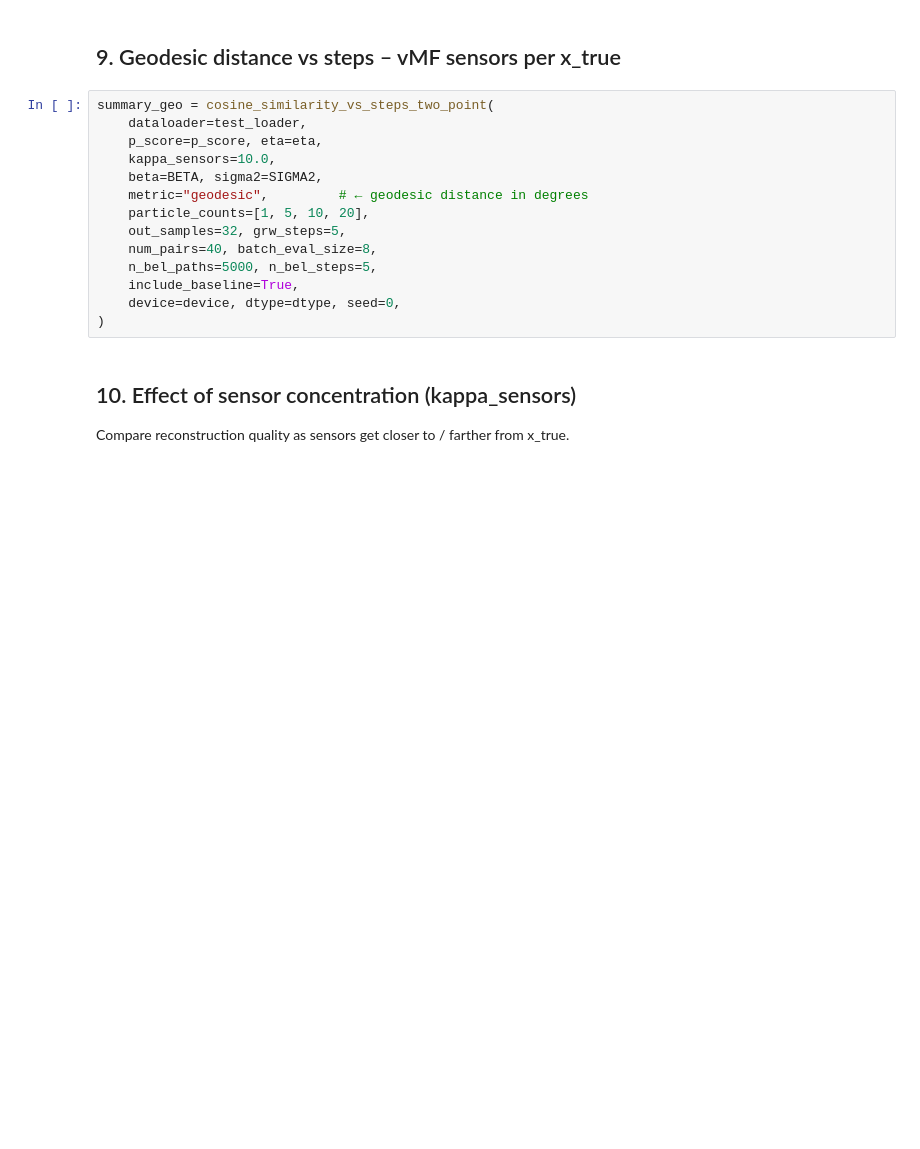
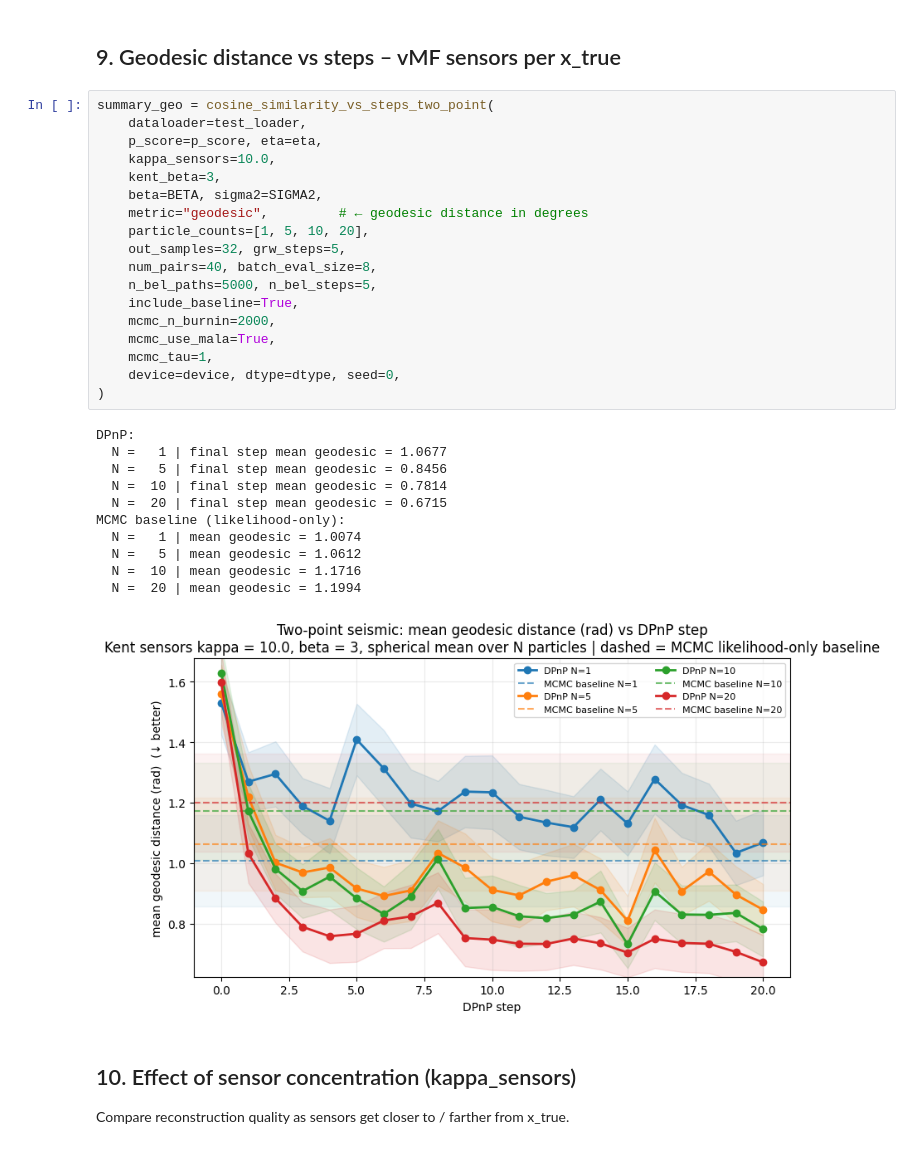
Before and after one commit to IvanLee329/Manifold-DPnP, a Jupyter notebook: Earth experiment/two_point_demo.ipynb, the cells around one changed output. Drawn from its saved outputs; the diff is of its cells as text; blank space fills up the shorter version.

```diff
--- a/Earth experiment/two_point_demo.ipynb
+++ b/Earth experiment/two_point_demo.ipynb
@@ -245,17 +322,33 @@ summary_vmf = cosine_similarity_vs_steps_two_point(
 # %%
 summary_geo = cosine_similarity_vs_steps_two_point(
     dataloader=test_loader,
     p_score=p_score, eta=eta,
     kappa_sensors=10.0,
+    kent_beta=3,
     beta=BETA, sigma2=SIGMA2,
     metric="geodesic",         # ← geodesic distance in degrees
     particle_counts=[1, 5, 10, 20],
     out_samples=32, grw_steps=5,
     num_pairs=40, batch_eval_size=8,
     n_bel_paths=5000, n_bel_steps=5,
     include_baseline=True,
+    mcmc_n_burnin=2000,
+    mcmc_use_mala=True,
+    mcmc_tau=1,
     device=device, dtype=dtype, seed=0,
 )
+# %% [output]
+DPnP:
+  N =   1 | final step mean geodesic = 1.0677
+  N =   5 | final step mean geodesic = 0.8456
+  N =  10 | final step mean geodesic = 0.7814
+  N =  20 | final step mean geodesic = 0.6715
+MCMC baseline (likelihood-only):
+  N =   1 | mean geodesic = 1.0074
+  N =   5 | mean geodesic = 1.0612
+  N =  10 | mean geodesic = 1.1716
+  N =  20 | mean geodesic = 1.1994
+[figure, added]
 # %% [markdown]
 ## 10. Effect of sensor concentration (kappa_sensors)
 
```
Also changed, not shown: parts of 8 cells of this notebook.
